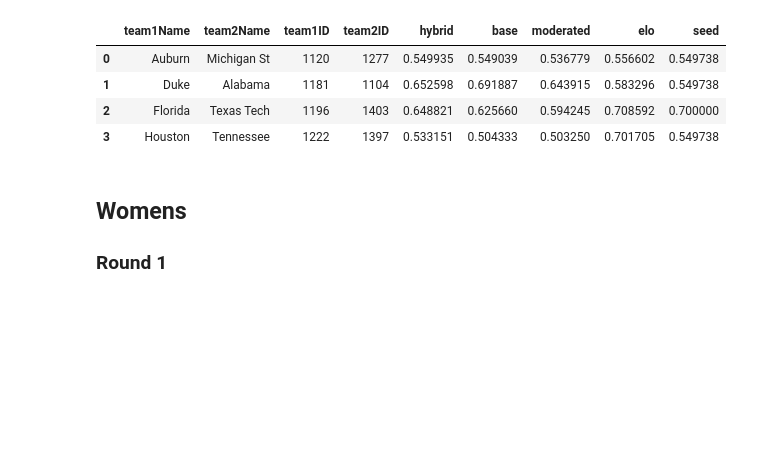
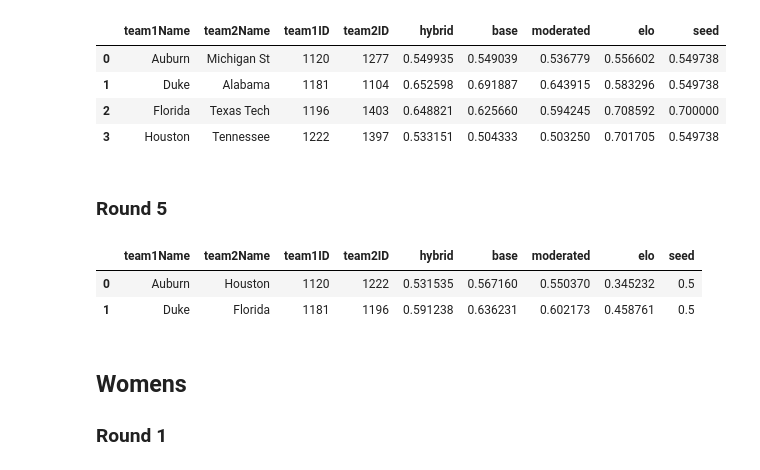
Before and after one commit to nwbvt/marchmadness2025, a Jupyter notebook: MarchMadness.ipynb, the cells around one changed output. Saved outputs shown, nothing was run; the diff lists cells and outputs as text; code cells hidden in the pictures; blank space fills up the shorter version.

Commit message:
through the 4th round

```diff
--- a/MarchMadness.ipynb
+++ b/MarchMadness.ipynb
@@ -689,6 +689,16 @@ model.gen_round_df(dataset, mens_round_4, models)
 | 1 | Duke | Alabama | 1181 | 1104 | 0.652598 | 0.691887 | 0.643915 | 0.583296 | 0.549738 |
 | 2 | Florida | Texas Tech | 1196 | 1403 | 0.648821 | 0.625660 | 0.594245 | 0.708592 | 0.700000 |
 | 3 | Houston | Tennessee | 1222 | 1397 | 0.533151 | 0.504333 | 0.503250 | 0.701705 | 0.549738 |
+# %% [markdown]
+### Round 5
+# %%
+mens_round_5 = [[1120,1222,'M'],
+                [1181,1196,'M']]
+model.gen_round_df(dataset, mens_round_5, models)
+# %% [output]
+|  | team1Name | team2Name | team1ID | team2ID | hybrid | base | moderated | elo | seed |
+| 0 | Auburn | Houston | 1120 | 1222 | 0.531535 | 0.567160 | 0.550370 | 0.345232 | 0.5 |
+| 1 | Duke | Florida | 1181 | 1196 | 0.591238 | 0.636231 | 0.602173 | 0.458761 | 0.5 |
 # %% [markdown]
 ## Womens
 ### Round 1
```
Also changed, not shown: parts of 3 cells of this notebook.
